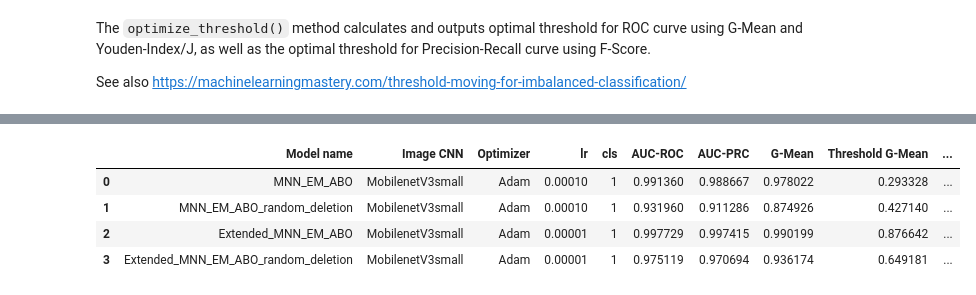
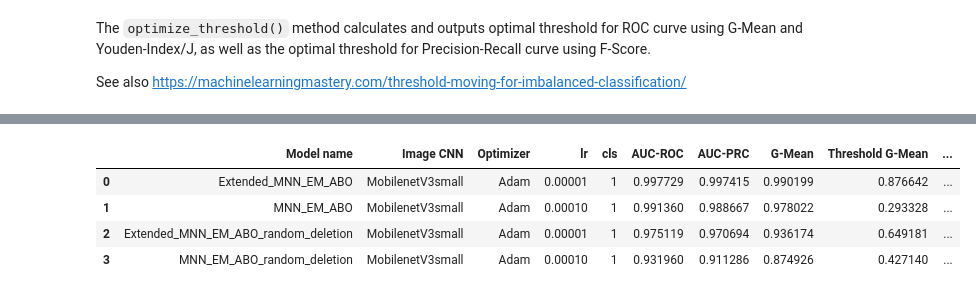
Before and after one commit to slacrum/multimodal_product_matching, a Jupyter notebook: notebooks/visualize_results.ipynb, the cells around one changed output, grey strips where cells are left out. Saved outputs shown, nothing was run; the diff lists cells and outputs as text; code cells hidden in the pictures.

Commit message:
refactored config loading and constrained pandas version, see https://stackoverflow.com/a/75953280

```diff
--- a/notebooks/visualize_results.ipynb
+++ b/notebooks/visualize_results.ipynb
@@ -16,6 +17 @@ import json
 from utils.metrics import extract_metrics_config, Metric
-# %%
-config_1 = json.load(open("./experiments/configs/mnn_em.json"))
-config_2 = json.load(open("./experiments/configs/mnn_em_random_deletion.json"))
-config_3 = json.load(open("./experiments/configs/ext_mnn_em.json"))
-config_4 = json.load(open("./experiments/configs/ext_mnn_em_random_deletion.json"))
@@ -33,2 +18,12 @@ config_4["model"]["training"][
+# %%
+file_list = glob.glob('./experiments/configs/*.json')
+
+configs = [json.load(open(file)) for file in file_list]
+# %%
+# add prefix to path
+
+for config in configs:
+    config["model"]["training"][
+        "log_dir"] = "experiments/" + config["model"]["training"]["log_dir"]
 # %% [markdown]
 # Load metrics
@@ -40,2 +30,4 @@ metrics_4 = Metric(**extract_metrics_config(config_4))
+# %%
+metrics = [Metric(**extract_metrics_config(config)) for config in configs]
 # %% [markdown]
 # ROC Curve
@@ -67,9 +59,6 @@ See also https://machinelearningmastery.com/threshold-moving-for-imbalanced-clas
 import pandas as pd
 # %%
 metrics_df = pd.DataFrame.from_dict(
-    [metrics_1.optimize_threshold(),
-     metrics_2.optimize_threshold(),
-     metrics_3.optimize_threshold(),
-     metrics_4.optimize_threshold()])
+    [metric.optimize_threshold() for metric in metrics])
 metrics_df
 # %% [output]
@@ -80,5 +69,5 @@ To enable them in other operations, rebuild TensorFlow with the appropriate comp
 |  | Model name | Image CNN | Optimizer | lr | cls | AUC-ROC | AUC-PRC | G-Mean | Threshold G-Mean | ... |
-| 0 | MNN_EM_ABO | MobilenetV3small | Adam | 0.00010 | 1 | 0.991360 | 0.988667 | 0.978022 | 0.293328 | ... |
-| 1 | MNN_EM_ABO_random_deletion | MobilenetV3small | Adam | 0.00010 | 1 | 0.931960 | 0.911286 | 0.874926 | 0.427140 | ... |
-| 2 | Extended_MNN_EM_ABO | MobilenetV3small | Adam | 0.00001 | 1 | 0.997729 | 0.997415 | 0.990199 | 0.876642 | ... |
-| 3 | Extended_MNN_EM_ABO_random_deletion | MobilenetV3small | Adam | 0.00001 | 1 | 0.975119 | 0.970694 | 0.936174 | 0.649181 | ... |
+| 0 | Extended_MNN_EM_ABO | MobilenetV3small | Adam | 0.00001 | 1 | 0.997729 | 0.997415 | 0.990199 | 0.876642 | ... |
+| 1 | MNN_EM_ABO | MobilenetV3small | Adam | 0.00010 | 1 | 0.991360 | 0.988667 | 0.978022 | 0.293328 | ... |
+| 2 | Extended_MNN_EM_ABO_random_deletion | MobilenetV3small | Adam | 0.00001 | 1 | 0.975119 | 0.970694 | 0.936174 | 0.649181 | ... |
+| 3 | MNN_EM_ABO_random_deletion | MobilenetV3small | Adam | 0.00010 | 1 | 0.931960 | 0.911286 | 0.874926 | 0.427140 | ... |
```
Also changed, not shown: parts of 8 cells of this notebook, 1 other file.
